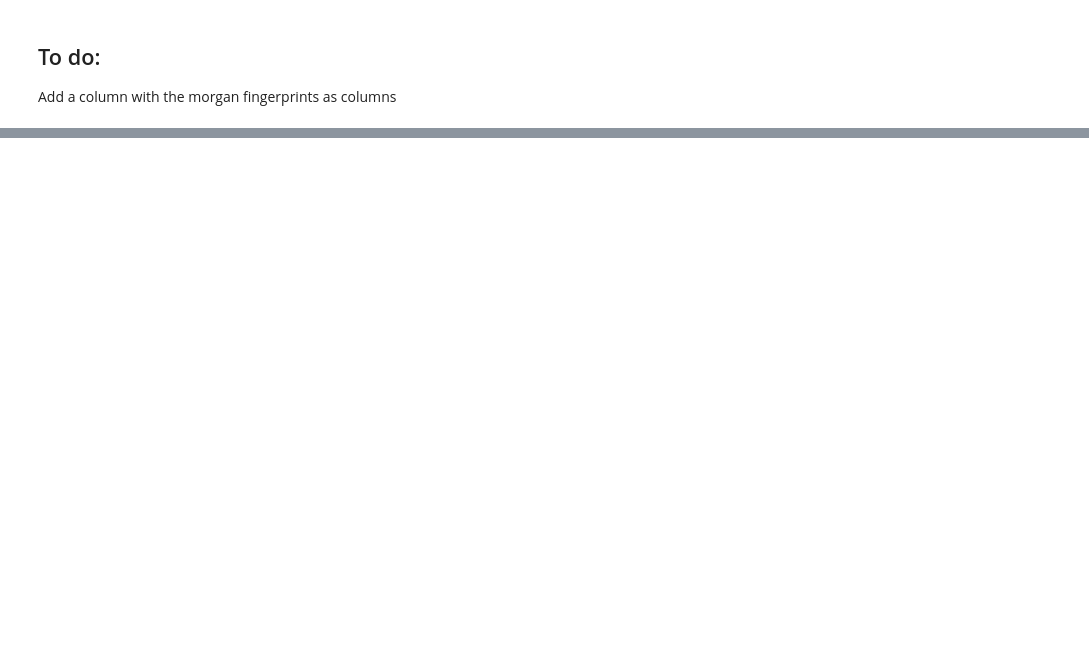
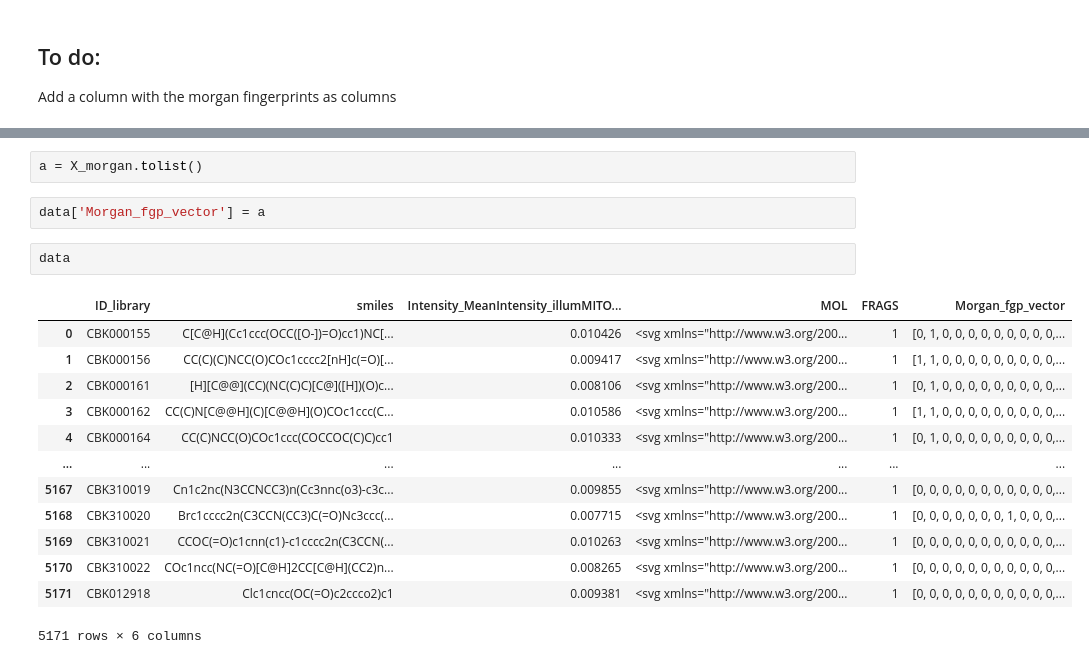
Before and after one commit to pharmbio/Thesis_ActLearn_DOP_2022, a Jupyter notebook: main/supervised_learning/data_creation.ipynb, the cells around one changed output, grey strips where cells are left out. Saved outputs shown, nothing was run; the diff lists cells and outputs as text; blank space fills up the shorter version.

```diff
--- a/main/supervised_learning/data_creation.ipynb
+++ b/main/supervised_learning/data_creation.ipynb
@@ -160,0 +194,20 @@ Add a column with the morgan fingerprints as columns
+# %%
+a = X_morgan.tolist()
+# %%
+data['Morgan_fgp_vector'] = a
+# %%
+data
+# %% [output]
+|  | ID_library | smiles | Intensity_MeanIntensity_illumMITO... | MOL | FRAGS | Morgan_fgp_vector |
+| 0 | CBK000155 | C[C@H](Cc1ccc(OCC([O-])=O)cc1)NC[... | 0.010426 | <svg xmlns="http://www.w3.org/200... | 1 | [0, 1, 0, 0, 0, 0, 0, 0, 0, 0, 0,... |
+| 1 | CBK000156 | CC(C)(C)NCC(O)COc1cccc2[nH]c(=O)[... | 0.009417 | <svg xmlns="http://www.w3.org/200... | 1 | [1, 1, 0, 0, 0, 0, 0, 0, 0, 0, 0,... |
+| 2 | CBK000161 | [H][C@@](CC)(NC(C)C)[C@]([H])(O)c... | 0.008106 | <svg xmlns="http://www.w3.org/200... | 1 | [0, 1, 0, 0, 0, 0, 0, 0, 0, 0, 0,... |
+| 3 | CBK000162 | CC(C)N[C@@H](C)[C@@H](O)COc1ccc(C... | 0.010586 | <svg xmlns="http://www.w3.org/200... | 1 | [1, 1, 0, 0, 0, 0, 0, 0, 0, 0, 0,... |
+| 4 | CBK000164 | CC(C)NCC(O)COc1ccc(COCCOC(C)C)cc1 | 0.010333 | <svg xmlns="http://www.w3.org/200... | 1 | [0, 1, 0, 0, 0, 0, 0, 0, 0, 0, 0,... |
+| ... | ... | ... | ... | ... | ... | ... |
+| 5167 | CBK310019 | Cn1c2nc(N3CCNCC3)n(Cc3nnc(o3)-c3c... | 0.009855 | <svg xmlns="http://www.w3.org/200... | 1 | [0, 0, 0, 0, 0, 0, 0, 0, 0, 0, 0,... |
+| 5168 | CBK310020 | Brc1cccc2n(C3CCN(CC3)C(=O)Nc3ccc(... | 0.007715 | <svg xmlns="http://www.w3.org/200... | 1 | [0, 0, 0, 0, 0, 0, 0, 1, 0, 0, 0,... |
+| 5169 | CBK310021 | CCOC(=O)c1cnn(c1)-c1cccc2n(C3CCN(... | 0.010263 | <svg xmlns="http://www.w3.org/200... | 1 | [0, 0, 0, 0, 0, 0, 0, 0, 0, 0, 0,... |
+| 5170 | CBK310022 | COc1ncc(NC(=O)[C@H]2CC[C@H](CC2)n... | 0.008265 | <svg xmlns="http://www.w3.org/200... | 1 | [0, 0, 0, 0, 0, 0, 0, 0, 0, 0, 0,... |
+| 5171 | CBK012918 | Clc1cncc(OC(=O)c2ccco2)c1 | 0.009381 | <svg xmlns="http://www.w3.org/200... | 1 | [0, 0, 0, 0, 0, 0, 0, 0, 0, 0, 0,... |
+5171 rows × 6 columns
```
Also changed, not shown: parts of 7 cells of this notebook, 1 other file.
